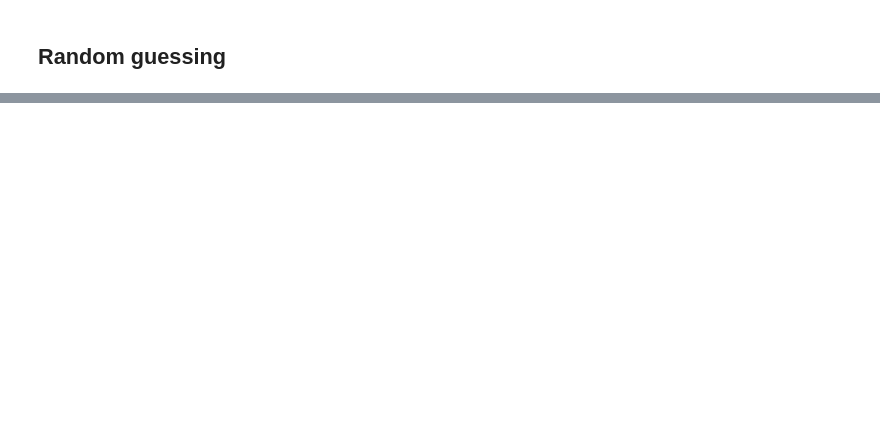
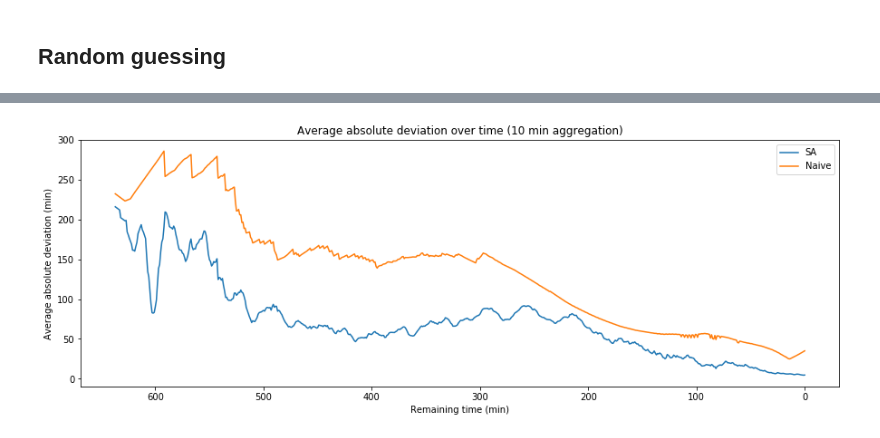
Before and after one commit to polkox928/pgdtw, a Jupyter notebook: final/real_experiment/real_exp2016.ipynb, the cells around one changed output, grey strips where cells are left out. Saved outputs shown, nothing was run; the diff lists cells and outputs as text; code cells hidden in the pictures; blank space fills up the shorter version.

```diff
--- a/final/real_experiment/real_exp2016.ipynb
+++ b/final/real_experiment/real_exp2016.ipynb
@@ -390,0 +419,18 @@ for k, v in test_data.items():
+# %%
+aggr = tot_df.groupby(by=['remaining']).aggregate({'err': 'mean'})
+plt.figure(figsize=(15,5))
+plt.plot(aggr, label = 'SA')
+ax = plt.gca()
+ax.invert_xaxis()
+
+aggr = tot_df1.groupby(by=['remaining']).aggregate({'err': 'mean'})
+plt.plot(aggr, label = 'Naive')
+#ax = plt.gca()
+#ax.invert_xaxis()
+plt.xlabel('Remaining time (min)')
+plt.ylabel('Average absolute deviation (min)')
+plt.title('Average absolute deviation over time (%d min aggregation)'%ag)
+plt.legend()
+plt.show()
+# %% [output]
+[figure, added]
```
Also changed, not shown: parts of 4 cells of this notebook, 1 other file.
